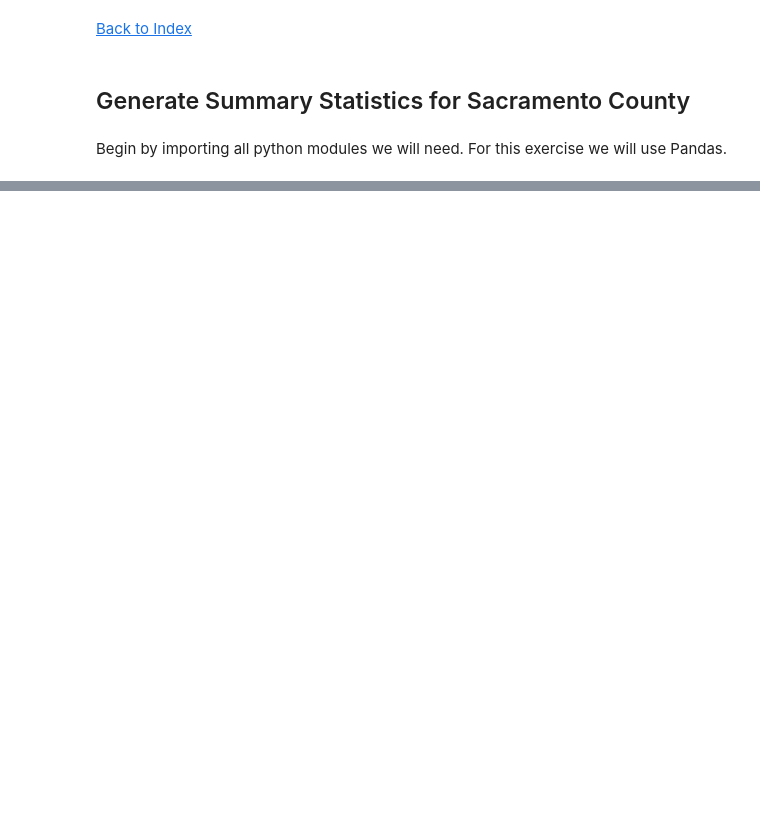
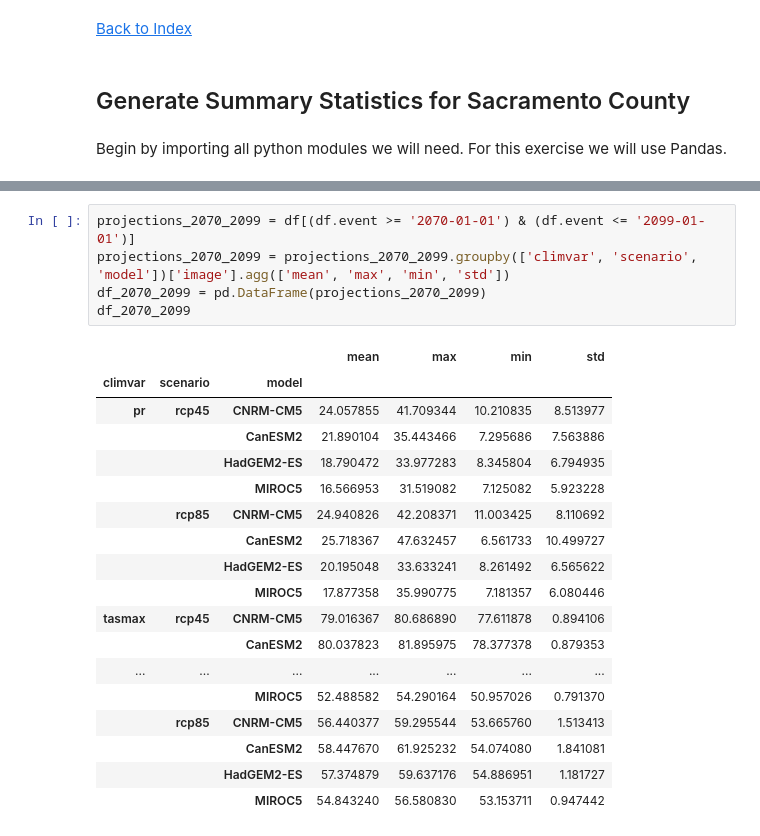
Before and after one commit to berkeley-gif/calgis2017, a Jupyter notebook: summary_stats_with_pandas.ipynb, the cells around one changed output, grey strips where cells are left out. Drawn from its saved outputs; the diff is of its cells as text; blank space fills up the shorter version.

```diff
--- a/summary_stats_with_pandas.ipynb
+++ b/summary_stats_with_pandas.ipynb
@@ -213,0 +249,24 @@ decadal_stats
+# %%
+projections_2070_2099 = df[(df.event >= '2070-01-01') & (df.event <= '2099-01-01')]
+projections_2070_2099 = projections_2070_2099.groupby(['climvar', 'scenario', 'model'])['image'].agg(['mean', 'max', 'min', 'std'])
+df_2070_2099 = pd.DataFrame(projections_2070_2099)
+df_2070_2099
+# %% [output]
+|  |  |  | mean | max | min | std |
+| climvar | scenario | model |  |  |  |  |
+| pr | rcp45 | CNRM-CM5 | 24.057855 | 41.709344 | 10.210835 | 8.513977 |
+|  |  | CanESM2 | 21.890104 | 35.443466 | 7.295686 | 7.563886 |
+|  |  | HadGEM2-ES | 18.790472 | 33.977283 | 8.345804 | 6.794935 |
+|  |  | MIROC5 | 16.566953 | 31.519082 | 7.125082 | 5.923228 |
+|  | rcp85 | CNRM-CM5 | 24.940826 | 42.208371 | 11.003425 | 8.110692 |
+|  |  | CanESM2 | 25.718367 | 47.632457 | 6.561733 | 10.499727 |
+|  |  | HadGEM2-ES | 20.195048 | 33.633241 | 8.261492 | 6.565622 |
+|  |  | MIROC5 | 17.877358 | 35.990775 | 7.181357 | 6.080446 |
+| tasmax | rcp45 | CNRM-CM5 | 79.016367 | 80.686890 | 77.611878 | 0.894106 |
+|  |  | CanESM2 | 80.037823 | 81.895975 | 78.377378 | 0.879353 |
+| ... | ... | ... | ... | ... | ... | ... |
+|  |  | MIROC5 | 52.488582 | 54.290164 | 50.957026 | 0.791370 |
+|  | rcp85 | CNRM-CM5 | 56.440377 | 59.295544 | 53.665760 | 1.513413 |
+|  |  | CanESM2 | 58.447670 | 61.925232 | 54.074080 | 1.841081 |
+|  |  | HadGEM2-ES | 57.374879 | 59.637176 | 54.886951 | 1.181727 |
+|  |  | MIROC5 | 54.843240 | 56.580830 | 53.153711 | 0.947442 |
```
Also changed, not shown: parts of 41 cells of this notebook, 1 other file.
